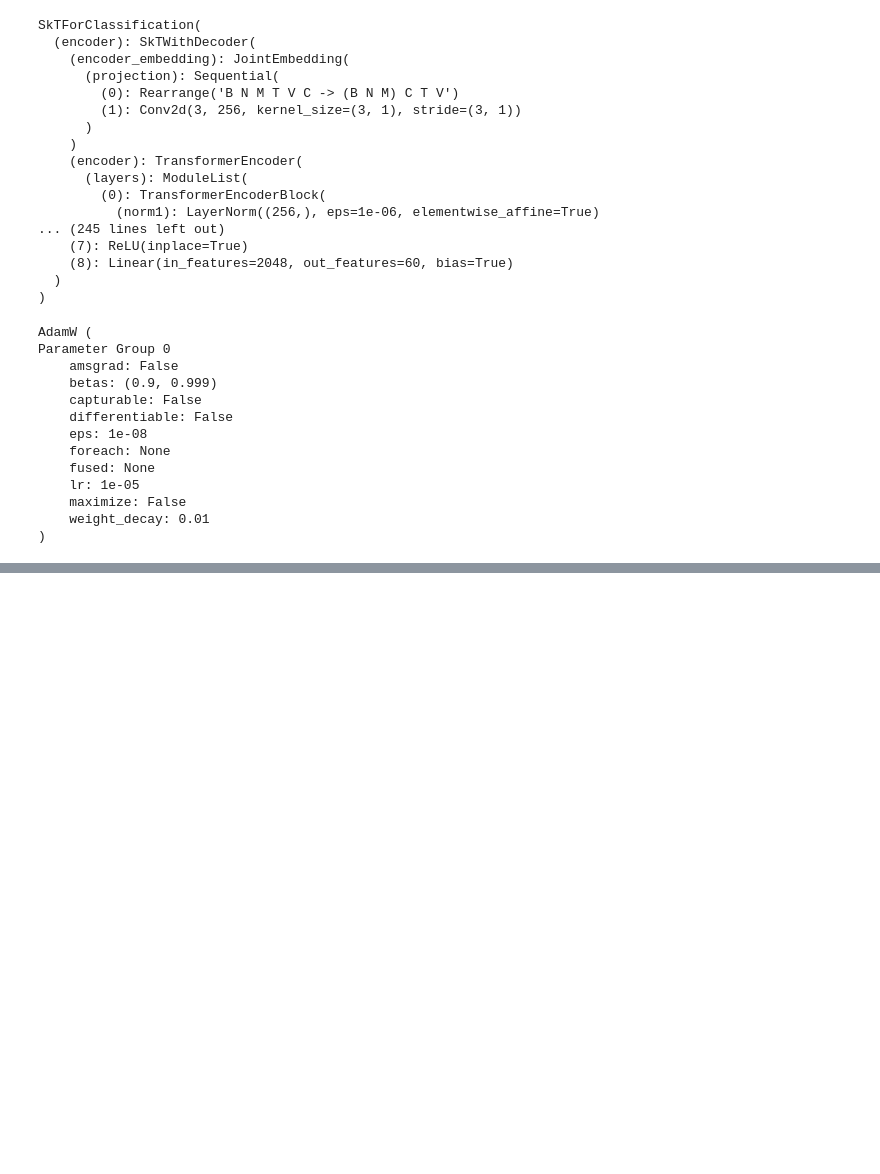
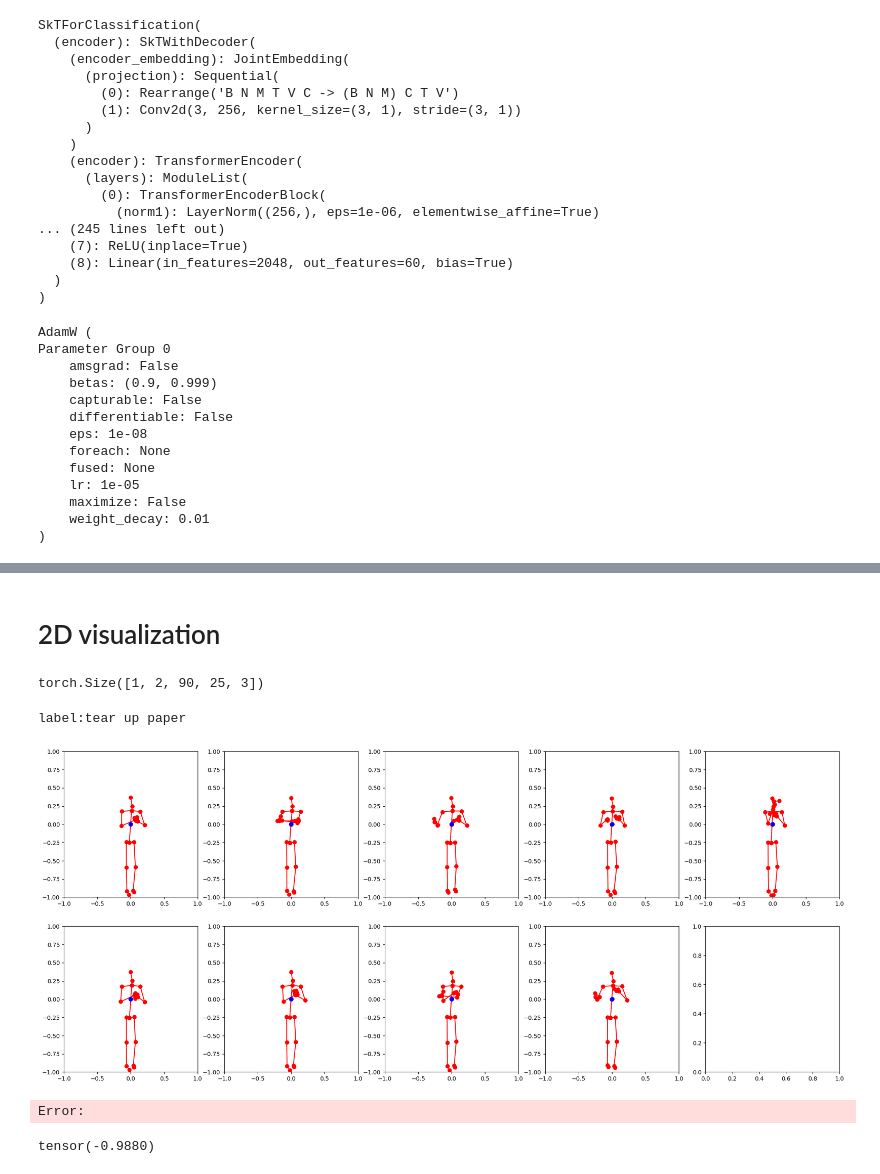
Before and after one commit to Ruizhuo-Xu/SKeleton2vec-code, a Jupyter notebook: visualization.ipynb, the cells around one changed output, grey strips where cells are left out. Cells and saved outputs as stored; diff of their text form; code cells hidden in the pictures; blank space fills up the shorter version.

```diff
--- a/visualization.ipynb
+++ b/visualization.ipynb
@@ -676,0 +892,5 @@ Parameter Group 0
+# %%
+for k, v in wrong_cases.items():
+    v['total_frames'] = v['total_frames'].item()
+    # v['pred'] = label_dict[v['pred'].item()]
+    # v['label'] = label_dict[v['label'].item()]
@@ -676,0 +903,11 @@ Parameter Group 0
+# %%
+my_dict = {}
+for k, v in label_dict.items():
+    my_dict[v] = 0
+# %%
+cnt = 0
+for k, v in wrong_cases.items():
+    frames = v['total_frames']
+    if frames > 90:
+        cnt+=1
+print(cnt)
@@ -676,0 +924,14 @@ Parameter Group 0
+# %% [markdown]
+# 2D visualization
+# %%
+import yaml
+from datasets import datasets
+config_path = './configs/pretrain_skt2vec2.yaml'
+with open(config_path, 'r') as f:
+    config = yaml.load(f, Loader=yaml.FullLoader)
+
+dataset = datasets.make(config['val_dataset']['dataset'])
+# %%
+dataset[0]['keypoint'].shape
+# %% [output]
+torch.Size([1, 2, 90, 25, 3])
@@ -676,0 +994,16 @@ Parameter Group 0
+# %%
+# skeleton = np.random.rand(2, 100, 10, 3)  # 生成随机的骨架序列数据
+idx = 12
+skeleton = dataset[idx]['keypoint'][0].numpy()
+label = dataset[idx]['label'][0].numpy()
+print('label:' + label_dict[label.item()])
+colors = ['red', 'blue', 'red', 'blue', 'red'] * 5
+visualize_2d_skeleton(skeleton, colors=colors)
+# %% [output]
+label:tear up paper
+[figure, added]
+Error:
+# %%
+skeleton.min()
+# %% [output]
+tensor(-0.9880)
```
Also changed, not shown: parts of 17 cells of this notebook, 21 other files.
